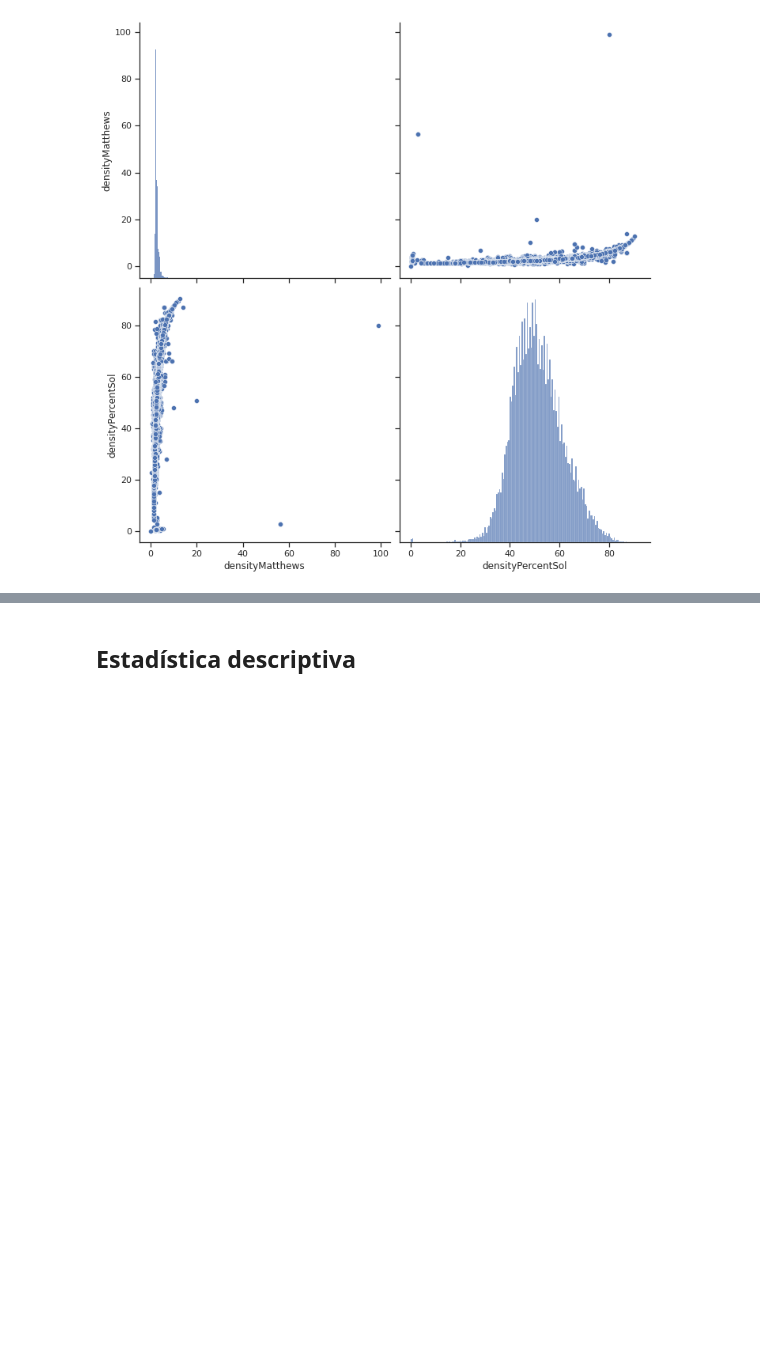
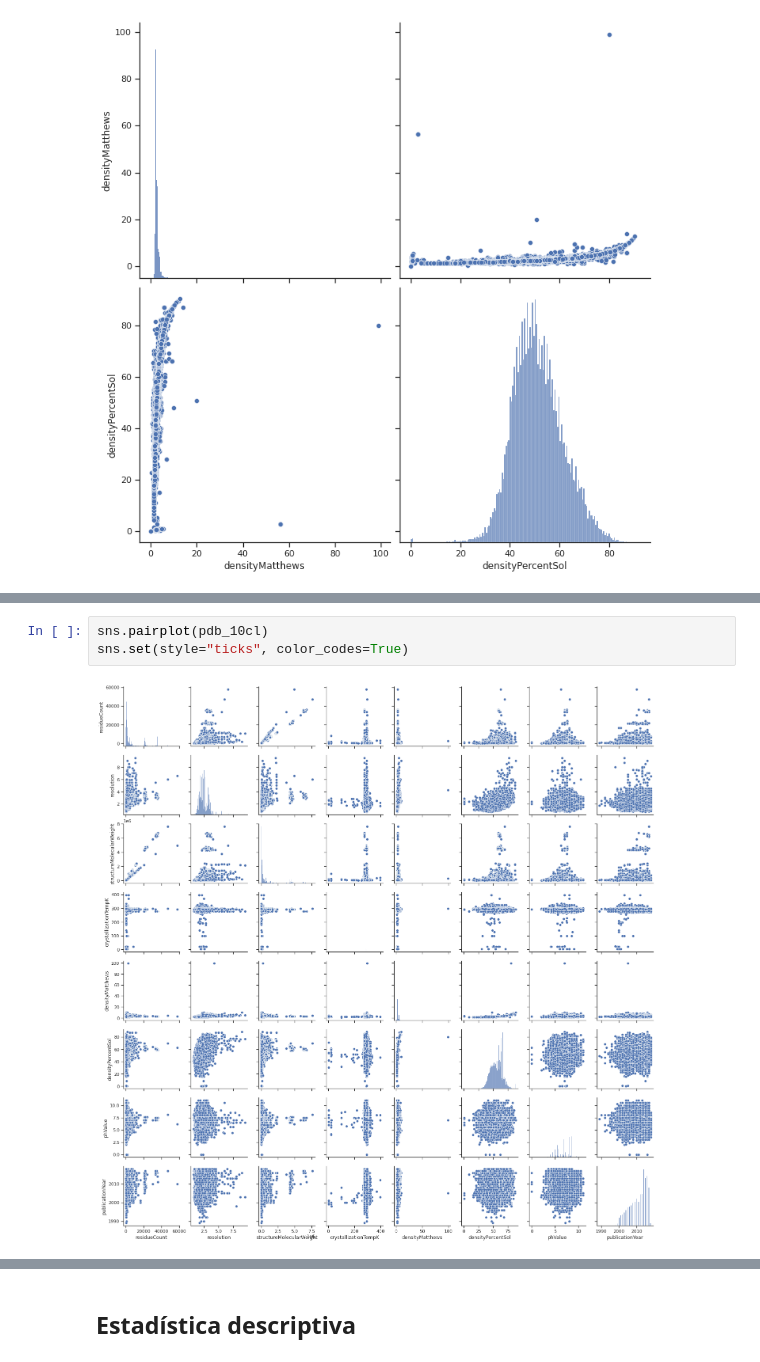
Before and after one commit to brunomb97/mat281-proyecto, a Jupyter notebook: resultados.ipynb, the cells around one changed output, grey strips where cells are left out. Drawn from its saved outputs; the diff is of its cells as text; blank space fills up the shorter version.

```diff
--- a/resultados.ipynb
+++ b/resultados.ipynb
@@ -208,0 +329,5 @@ sns.set(style="ticks", color_codes=True)
+# %%
+sns.pairplot(pdb_10cl)
+sns.set(style="ticks", color_codes=True)
+# %% [output]
+[figure, added]
```
Also changed, not shown: parts of 21 cells of this notebook.
